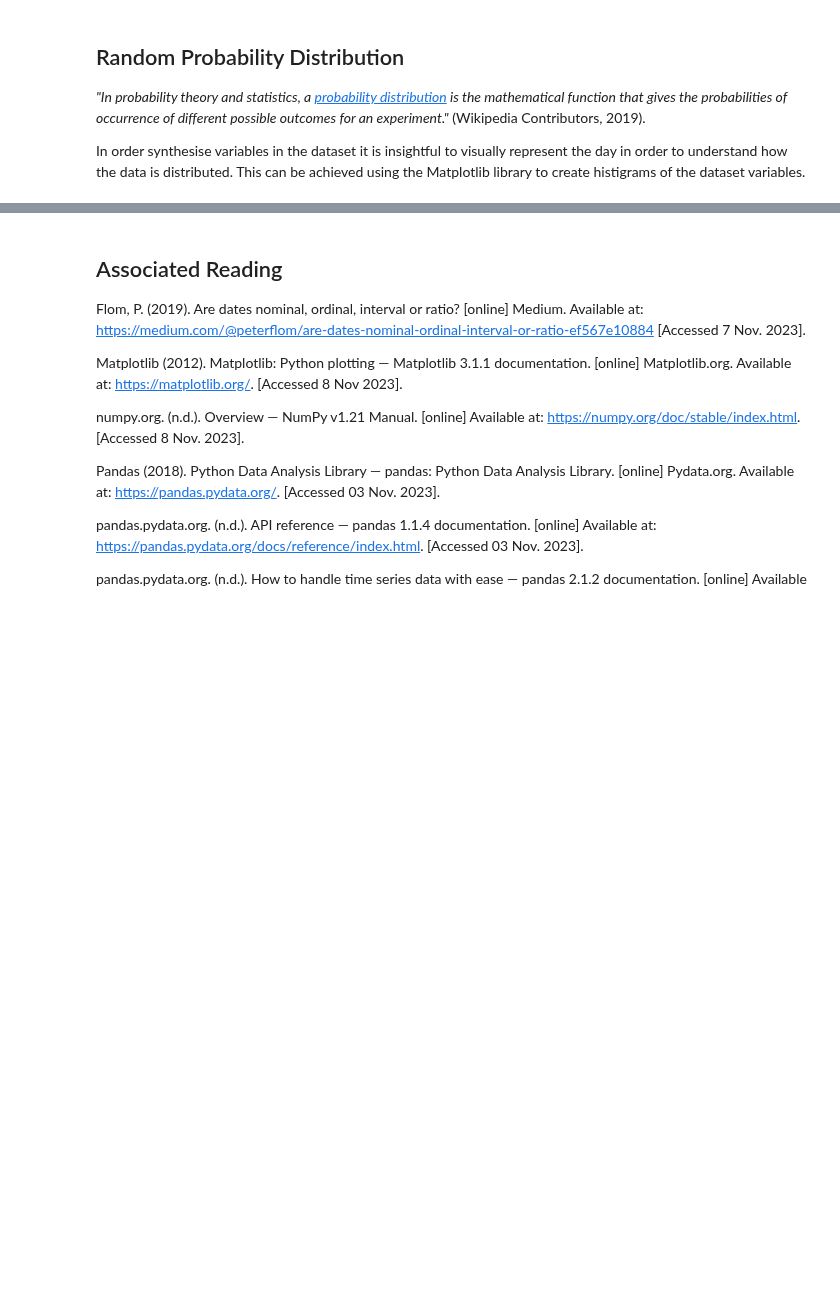
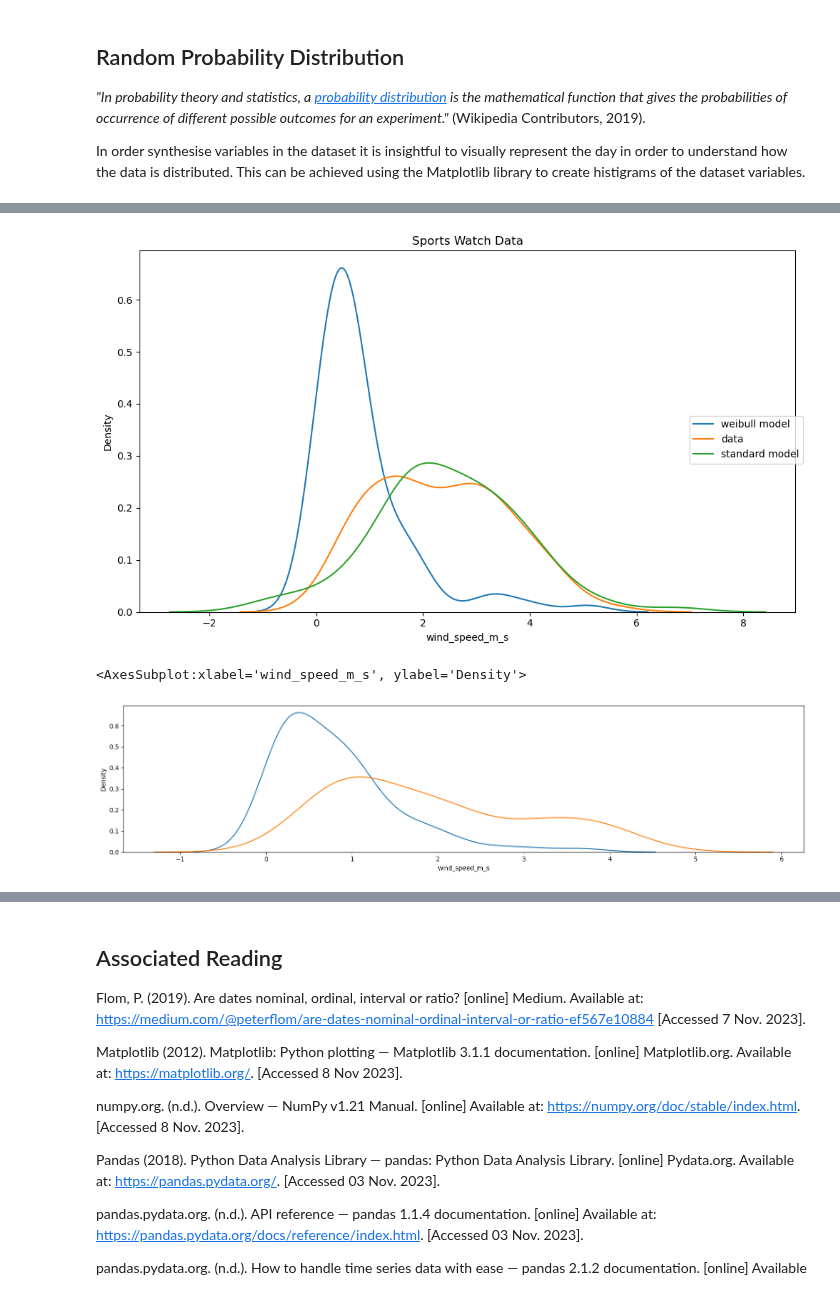
Before and after one commit to humphs078/ProgrammingforDataAnalysisAssignment_1, a Jupyter notebook: submission_notebook.ipynb, the cells around one changed output, grey strips where cells are left out. Drawn from its saved outputs; the diff is of its cells as text; code cells hidden in the pictures; blank space fills up the shorter version.

```diff
--- a/submission_notebook.ipynb
+++ b/submission_notebook.ipynb
@@ -226,6 +165,10 @@ Weather variables are subject to seasonal variation and therefore to create an a
 # %%
+# Filter DateFrame by seasons - https://kanoki.org/2022/07/16/pandas-filter-dates-by-month-hour-day-or-last-n-days-weeks/ [Accessed 8 Nov. 2023].
 winter = garden_weather[garden_weather.index.month_name().isin(['November', 'December', 'January'])].sort_index(ascending=True)
+winter_rows = winter.shape[0]
 spring = garden_weather[garden_weather.index.month_name().isin(['February', 'March', 'April'])].sort_index(ascending=True)
+spring_rows = spring.shape[0]
 summer = garden_weather[garden_weather.index.month_name().isin(['May', 'June', 'July'])].sort_index(ascending=True)
+summer_rows = summer.shape[0]
 autumn = garden_weather[garden_weather.index.month_name().isin(['August', 'September', 'October'])].sort_index(ascending=True)
-winter.shape
+autumn_rows = summer.shape[0]
@@ -267,0 +235,18 @@ axis[1].set(xlabel='value', ylabel='count')
+# %%
+import seaborn as sns
+
+fig = plt.figure(figsize=(10,6))
+sns.kdeplot(ws_winter)
+sns.kdeplot(winter['wind_speed_m_s'])
+sns.kdeplot(np.random.normal(2.327586, 1.234267, size = winter_rows))
+fig.legend(labels=['weibull model','data', 'standard model'], loc="right")
+
+plt.title("Sports Watch Data")
+plt.show()
+
+sns.kdeplot(ws_spring)
+sns.kdeplot(spring['wind_speed_m_s'])
+# %% [output]
+[figure, added]
+<AxesSubplot:xlabel='wind_speed_m_s', ylabel='Density'>
+[figure, added]
```
Also changed, not shown: parts of 16 cells of this notebook, 2 other files.
